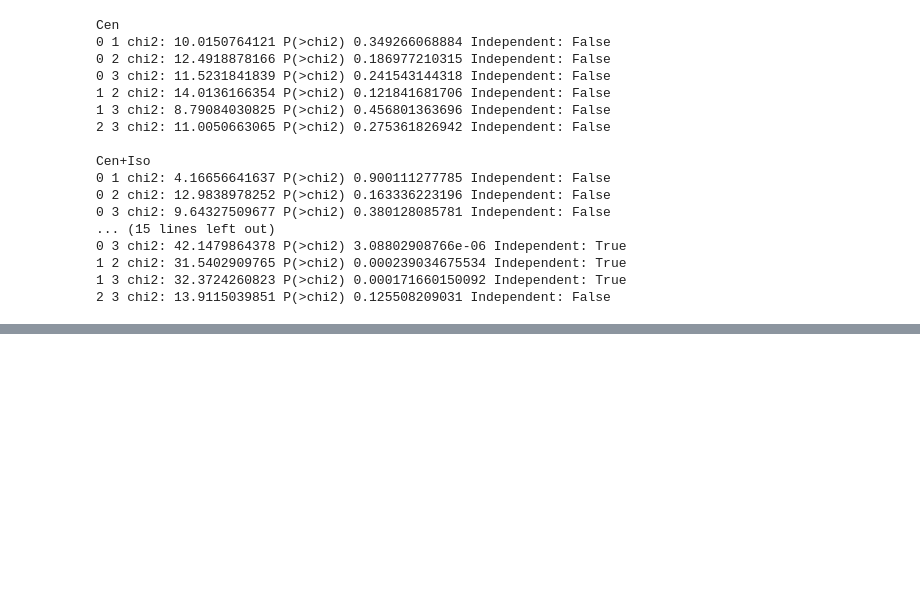
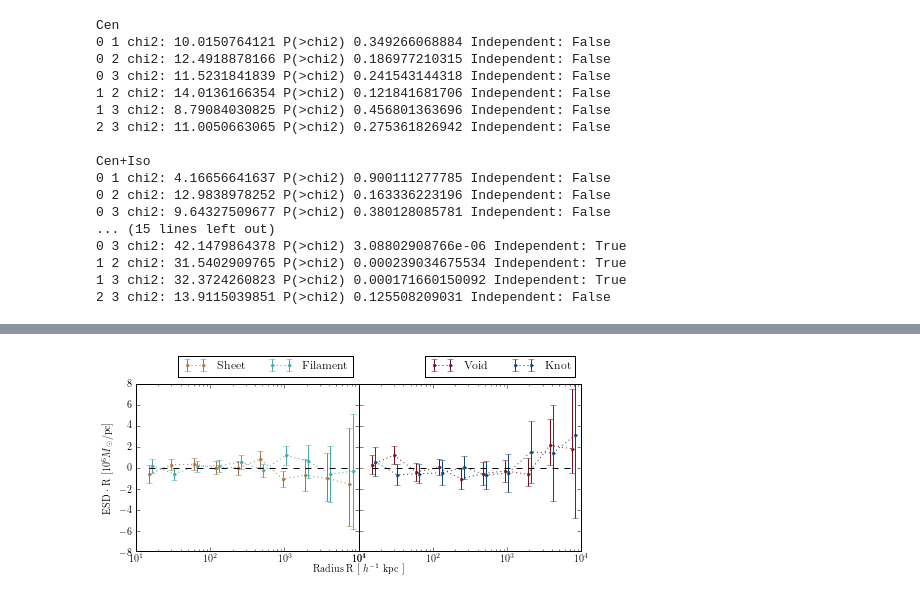
Before and after one commit to samtaziaux/KiDS-Sam_master, a Jupyter notebook: brouwer/environment_project/plot_multiple_profiles.ipynb, the cells around one changed output, grey strips where cells are left out. Cells and saved outputs as stored; diff of their text form; code cells hidden in the pictures; blank space fills up the shorter version.

```diff
--- a/brouwer/environment_project/plot_multiple_profiles.ipynb
+++ b/brouwer/environment_project/plot_multiple_profiles.ipynb
@@ -186,0 +304,83 @@ Cen+Iso
+# %%
+data_y_sub = (esds[shuffnames[0]][0] - esds[shuffnames[1]][0]) * (data_x*1e3)/1e6
+error_h_sub = (esds[shuffnames[0]][1]**2 + esds[shuffnames[1]][1]**2)**0.5 * (data_x*1e3)/1e6
+error_l_sub = (esds[shuffnames[0]][2]**2 + esds[shuffnames[1]][2]**2)**0.5 * (data_x*1e3)/1e6
+# %%
+from matplotlib import gridspec
+from matplotlib.backends.backend_agg import FigureCanvasAgg as FigureCanvas
+
+# Create a plot of the ESD profiles and halo model fit
+
+# Define the labels for the plot
+
+xlabel = r'Radius R [ $h^{-1}$ kpc ]'
+ylabel = r'ESD $\cdot$ R [$10^6 M$_{\odot}$/pc]'
+
+Nrows = 1
+Ncolumns = 2
+
+# Plotting the ueber matrix
+fig = plt.figure(figsize=(7,3))
+canvas = FigureCanvas(fig)
+
+gs_full = gridspec.GridSpec(1,1)
+gs = gridspec.GridSpecFromSubplotSpec(Nrows, Ncolumns, wspace=0, hspace=0, subplot_spec=gs_full[0,0])
+
+ax = fig.add_subplot(gs_full[0,0])
+
+envs = np.array([[1,2],[0,3]])
+
+for N1 in xrange(Nrows):
+    for N2 in xrange(Ncolumns):
+
+        #env = N1*Nrows + N2
+
+        ax_sub = fig.add_subplot(gs[N1, N2])
+
+        for x in np.arange(2):
+            env = envs[N2, x]
+
+            # Plot the ESD profile
+            ax_sub.errorbar(data_x*(1+0.1*x), data_y_sub[env], yerr=[error_l_sub[env], error_h_sub[env]],\
+                                ls=':', marker='.', color = envcolors[env], label = envnames[env])
+
+        ax_sub.plot(data_x, np.zeros(len(data_x)), ls='--', color = 'black')
+
+        ax_sub.xaxis.set_label_position('top')
+        ax_sub.yaxis.set_label_position('right')
+
+        ax.tick_params(labelleft='off', labelbottom='off', top='off', bottom='off', left='off', right='off')
+
+        if N2 != 0:
+            ax_sub.tick_params(axis='y', labelleft='off')
+
+        plt.autoscale(enable=False, axis='both', tight=None)
+        plt.axis([1e1,1e4,-1e1,1e1])
+        plt.ylim(-0.8e1,0.8e1)
+        plt.xscale('log')
+        #plt.yscale('log')
+
+        lgd = ax_sub.legend(bbox_to_anchor=(1., 1.2), ncol=2)
+
+# Define the labels for the plot
+ax.set_xlabel(xlabel)
+ax.set_ylabel(ylabel)
+
+ax.xaxis.set_label_coords(0.5, -0.07)
+ax.yaxis.set_label_coords(-0.05, 0.5)
+
+#ax.xaxis.label.set_size(17)
+#ax.yaxis.label.set_size(17)
+
+
+plt.tight_layout()
+
+# Save plot
+filename = 'ESD_profiles_shuffled_subtracted'
+plotname = '%s.pdf'%filename
+
+plt.savefig(plotname, format='pdf', bbox_extra_artists=(lgd,), bbox_inches='tight')
+print 'Written: ESD profile plot:', plotname
+
+plt.clf
+# %% [output]
@@ -186,0 +389 @@ Cen+Iso
+[figure, added]
```
Also changed, not shown: parts of 6 cells of this notebook, 7 other files.
